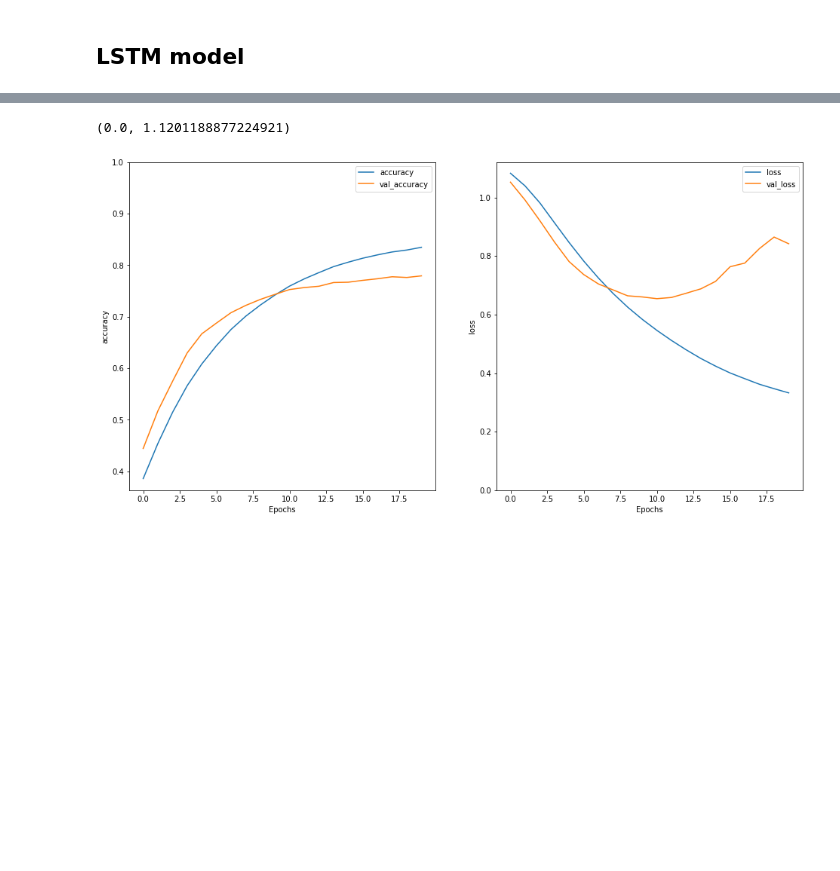
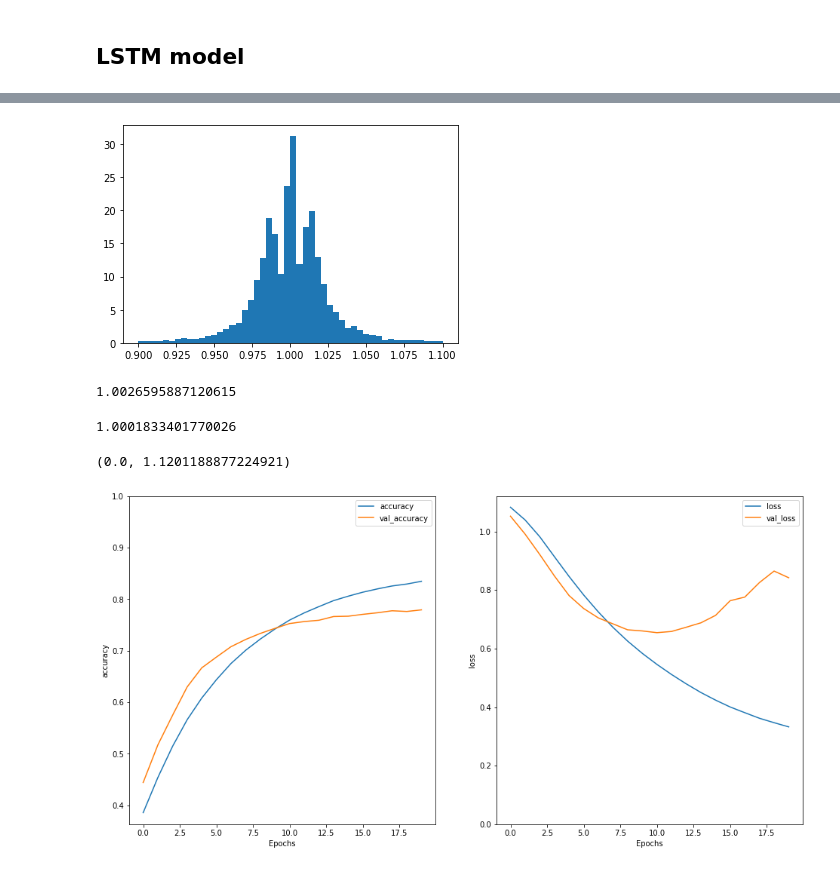
Before and after one commit to hugocedervall/stock-news-price-prediction, a Jupyter notebook: LSTM.ipynb, the cells around one changed output, grey strips where cells are left out. Drawn from its saved outputs; the diff is of its cells as text; code cells hidden in the pictures; blank space fills up the shorter version.

```diff
--- a/LSTM.ipynb
+++ b/LSTM.ipynb
@@ -201,3 +221,15 @@ Test Accuracy: 0.7840061187744141
+# %%
+plot = plt.hist(test_data["1stepChange"].tolist(), bins=50, density=True, range=[0.9,1.1])
+# %% [output]
+[figure, added]
+# %%
+np.mean(rate_return)
+# %% [output]
+1.0026595887120615
+# %%
+np.mean(test_data["1stepChange"].tolist())
+# %% [output]
+1.0001833401770026
 # %%
 model.save(f"models/LSTM/{test_acc:.5f}_acc")
 # %%
```
Also changed, not shown: parts of 28 cells of this notebook.
